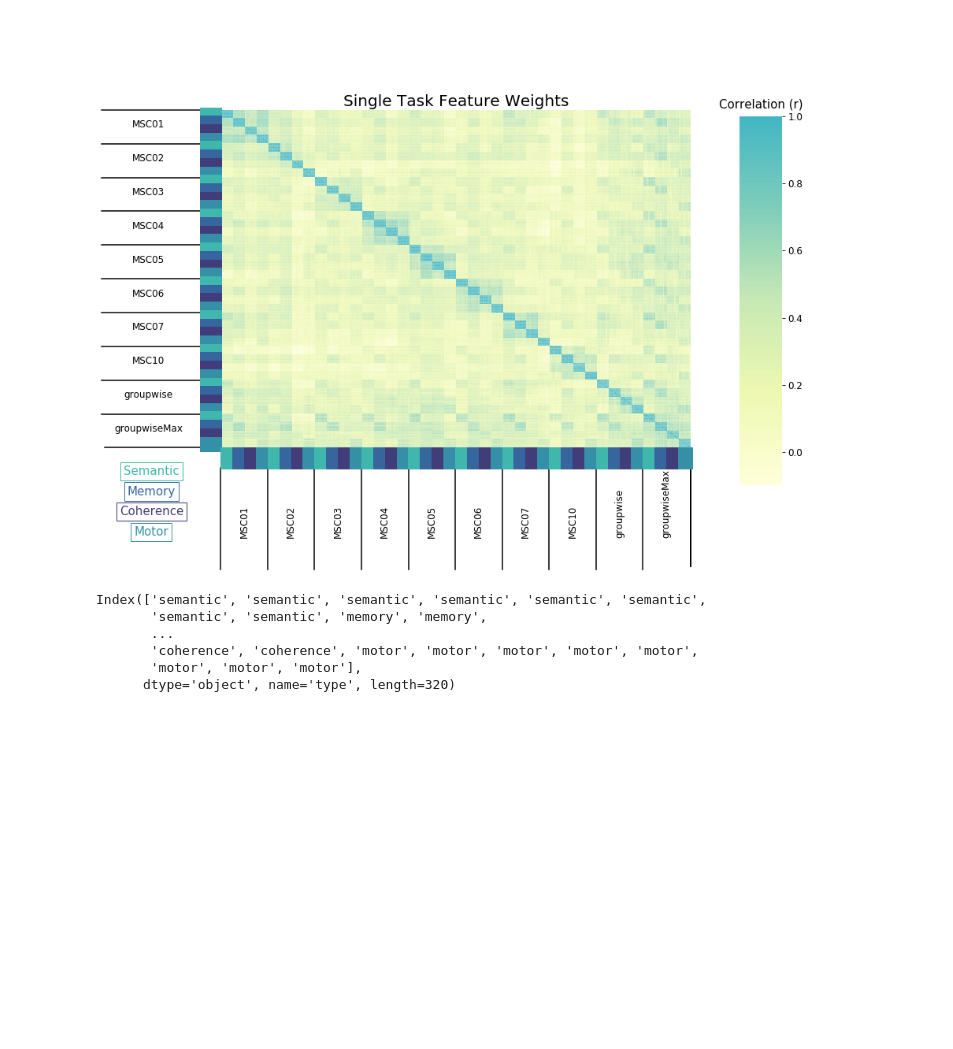
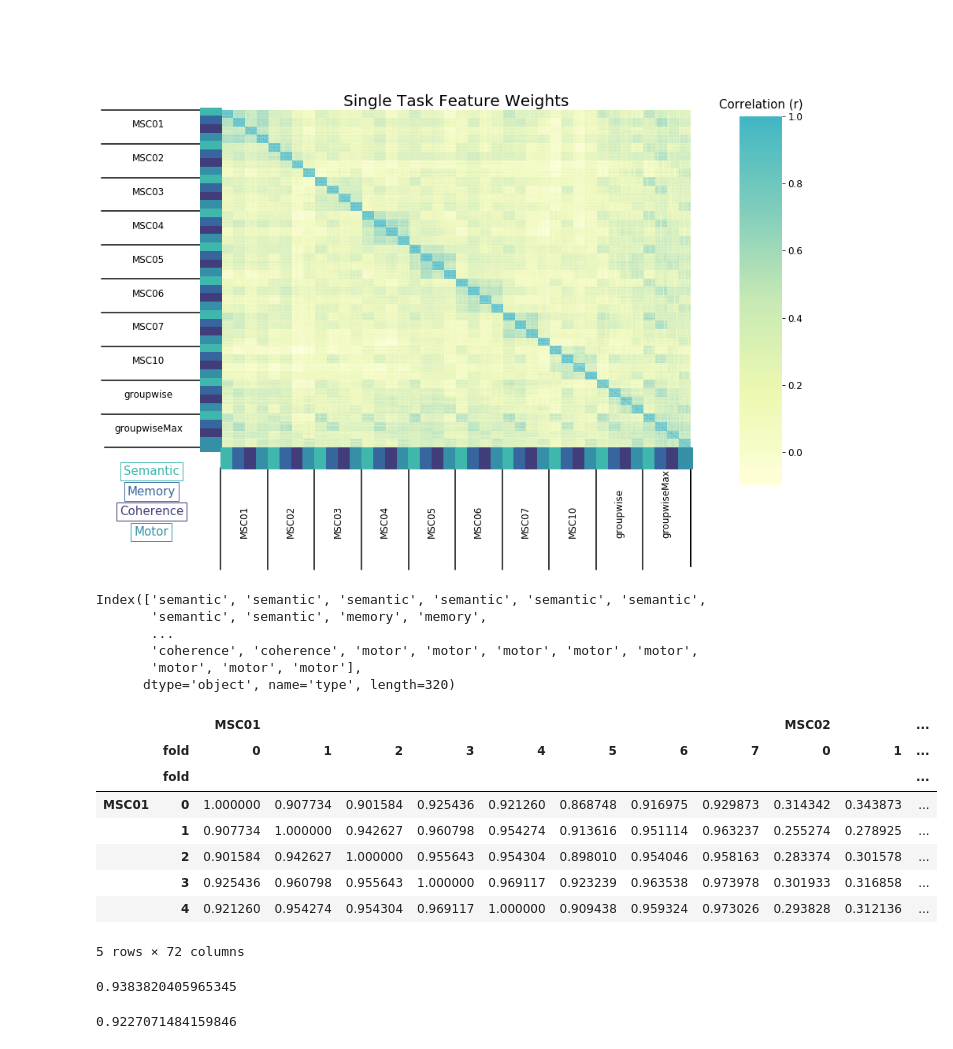
Before and after one commit to GrattonLab/Porteretal_taskprediction, a Jupyter notebook: code/pyScripts/Figures/clustermap.ipynb, the cells around one changed output. Drawn from its saved outputs; the diff is of its cells as text; code cells hidden in the pictures; blank space fills up the shorter version.

```diff
--- a/code/pyScripts/Figures/clustermap.ipynb
+++ b/code/pyScripts/Figures/clustermap.ipynb
@@ -491,3 +491,18 @@ Index(['semantic', 'semantic', 'semantic', 'semantic', 'semantic', 'semantic',
        'coherence', 'coherence', 'motor', 'motor', 'motor', 'motor', 'motor',
        'motor', 'motor', 'motor'],
       dtype='object', name='type', length=320)
+# %%
+#group.head()
+
+#allTask_fw.head()
+allTask_fw_corr.head()
+# %% [output]
+|  |  | MSC01 |  |  |  |  |  |  |  | MSC02 |  | ... |
+|  | fold | 0 | 1 | 2 | 3 | 4 | 5 | 6 | 7 | 0 | 1 | ... |
+|  | fold |  |  |  |  |  |  |  |  |  |  | ... |
+| MSC01 | 0 | 1.000000 | 0.907734 | 0.901584 | 0.925436 | 0.921260 | 0.868748 | 0.916975 | 0.929873 | 0.314342 | 0.343873 | ... |
+|  | 1 | 0.907734 | 1.000000 | 0.942627 | 0.960798 | 0.954274 | 0.913616 | 0.951114 | 0.963237 | 0.255274 | 0.278925 | ... |
+|  | 2 | 0.901584 | 0.942627 | 1.000000 | 0.955643 | 0.954304 | 0.898010 | 0.954046 | 0.958163 | 0.283374 | 0.301578 | ... |
+|  | 3 | 0.925436 | 0.960798 | 0.955643 | 1.000000 | 0.969117 | 0.923239 | 0.963538 | 0.973978 | 0.301933 | 0.316858 | ... |
+|  | 4 | 0.921260 | 0.954274 | 0.954304 | 0.969117 | 1.000000 | 0.909438 | 0.959324 | 0.973026 | 0.293828 | 0.312136 | ... |
+5 rows × 72 columns
@@ -493,0 +530,4 @@ Index(['semantic', 'semantic', 'semantic', 'semantic', 'semantic', 'semantic',
+# %%
+remo_col.loc['MSC01','MSC01']
+# %% [output]
+0.9383820405965345
@@ -493,0 +538,5 @@ Index(['semantic', 'semantic', 'semantic', 'semantic', 'semantic', 'semantic',
+# %%
+from statistics import mean
+mean(within)
+# %% [output]
+0.9227071484159846
```
Also changed, not shown: parts of 9 cells of this notebook, 9 other files.
